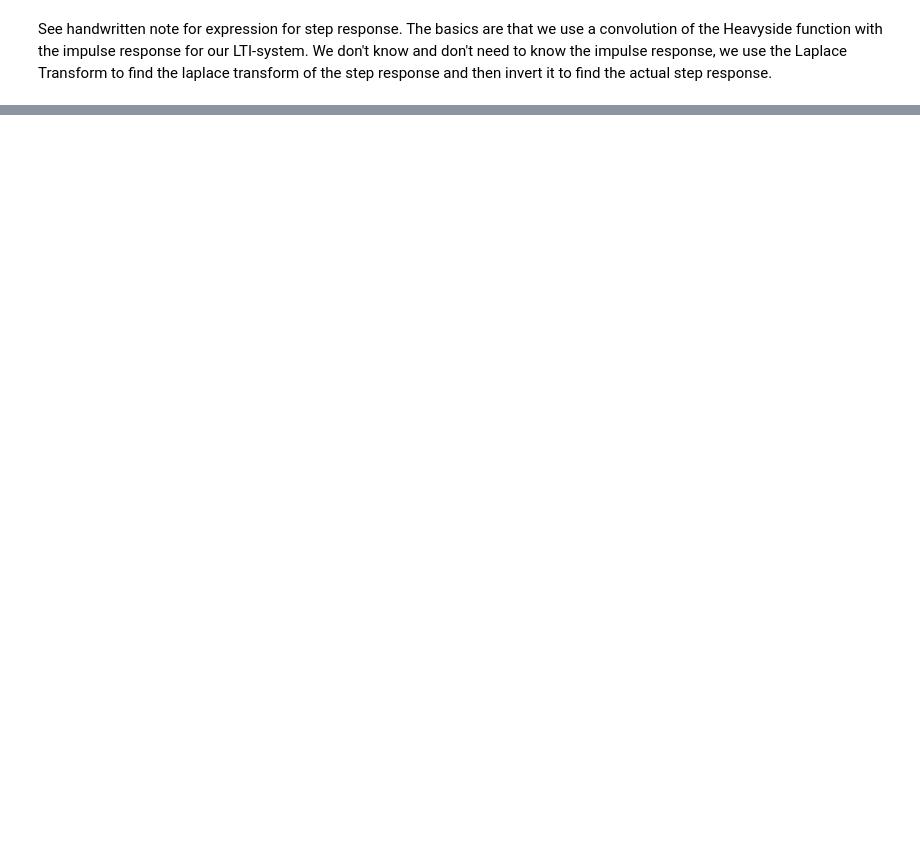
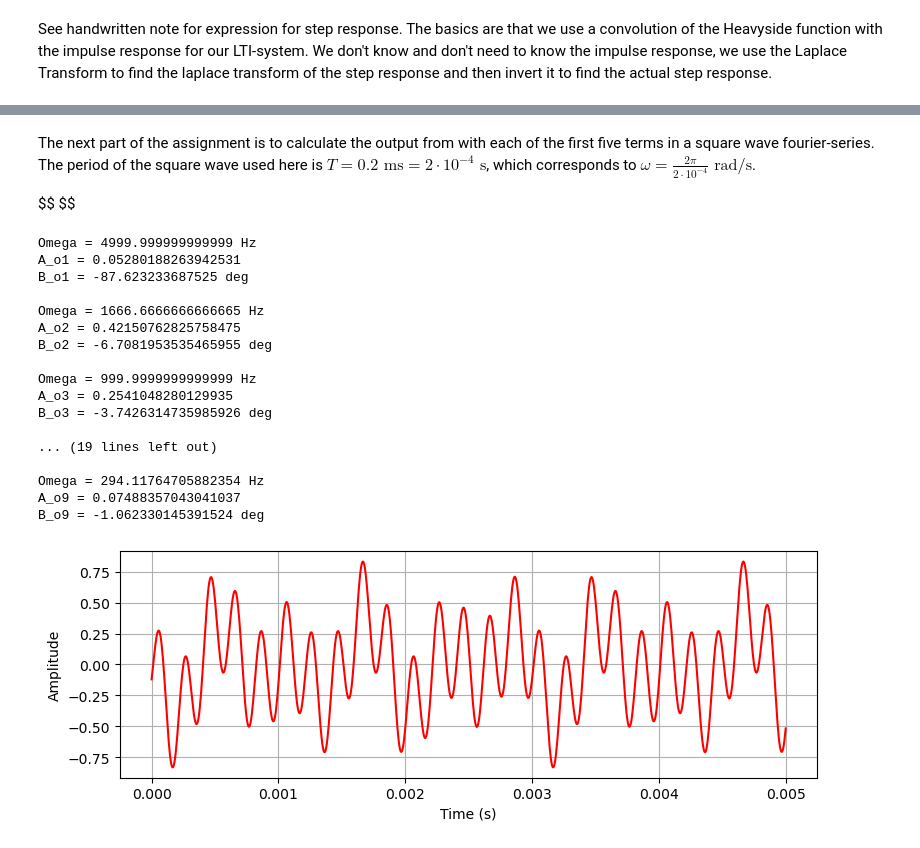
Before and after one commit to kr4ften/TransformProject, a Jupyter notebook: main.ipynb, the cells around one changed output, grey strips where cells are left out. Saved outputs shown, nothing was run; the diff lists cells and outputs as text; code cells hidden in the pictures; blank space fills up the shorter version.

```diff
--- a/main.ipynb
+++ b/main.ipynb
@@ -88,0 +69,61 @@ plt.grid()
+# %% [markdown]
+The next part of the assignment is to calculate the output from with each of the first five terms in a square wave fourier-series. The period of the square wave used here is $T = 0.2 \textrm{ ms} = 2 \cdot 10^{-4} \textrm{ s}$, which corresponds to $\omega = \frac{2\pi}{2 \cdot 10^{-4}} \textrm{ rad/s}$.
+
+$$ $$
+# %%
+import numpy as np
+import scipy.signal as signal
+import matplotlib.pyplot as plt
+
+R = 5000
+C = 20 * 10**(-9)
+L = 50 * 10**(-3)
+
+numerator = [C*L*R, 0, R]
+denominator = [C*L*R, L, R]
+
+# Square wave fourier terms
+SwaveFrq = lambda n : np.pi/((2*n-1) * 10**-4)
+SwaveAmp = lambda n : 4/(np.pi * (2*n-1))
+Swaveterm = lambda n,t : SwaveAmp(n) * np.sin(SwaveFrq(n)*t)
+
+# Evaluate transfer function
+transferF = lambda s: np.polyval(numerator, s) / np.polyval(denominator, s)
+
+Ao, Bo = list(), list()
+
+for i in range(1,9 + 1):
+    Ao.append(SwaveAmp(i)*np.absolute(transferF(1j*SwaveFrq(i))))
+    Bo.append(np.angle(transferF(1j*SwaveFrq(i)), deg=True))
+    print("Omega = " + str(SwaveFrq(i)/(2*np.pi)) + " Hz")
+    print("A_o" + str(i) + " = " + str(SwaveAmp(i)*np.absolute(transferF(1j*SwaveFrq(i)))))
+    #print("A_o" + str(i) + " = " + str(np.absolute(transferF(1j*SwaveFrq(i)))))
+    print("B_o" + str(i) + " = " + str(np.angle(transferF(1j*SwaveFrq(i)), deg=True)) + " deg \n")
+
+tInput = np.linspace(0,0.005,1000)
+OutSine = lambda n, t, A, B : A * np.sin(SwaveFrq(n) * t + B)
+
+plt.figure(figsize=(9, 3), dpi=100)
+plt.plot(tInput, OutSine(1,tInput,Ao[1],Bo[1]) + OutSine(2,tInput,Ao[2],Bo[2]) + OutSine(3,tInput,Ao[3],Bo[3]), color='r')
+plt.xlabel('Time (s)')
+plt.ylabel('Amplitude')
+plt.grid()
+# %% [output]
+Omega = 4999.999999999999 Hz
+A_o1 = 0.05280188263942531
+B_o1 = -87.623233687525 deg
+
+Omega = 1666.6666666666665 Hz
+A_o2 = 0.42150762825758475
+B_o2 = -6.7081953535465955 deg
+
+Omega = 999.9999999999999 Hz
+A_o3 = 0.2541048280129935
+B_o3 = -3.7426314735985926 deg
+
+... (19 lines left out)
+
+Omega = 294.11764705882354 Hz
+A_o9 = 0.07488357043041037
+B_o9 = -1.062330145391524 deg
+[figure, added]
```
Also changed, not shown: parts of 2 cells of this notebook, 1 other file.
